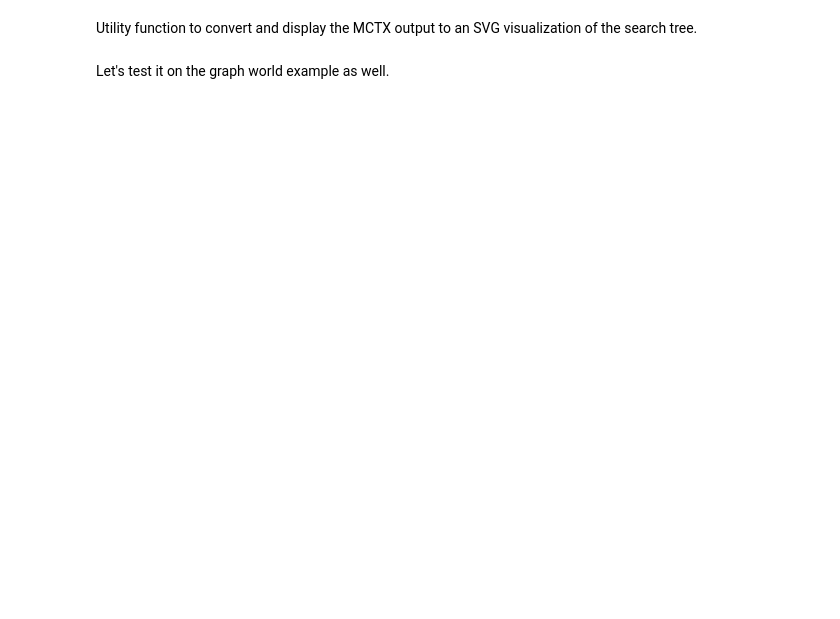
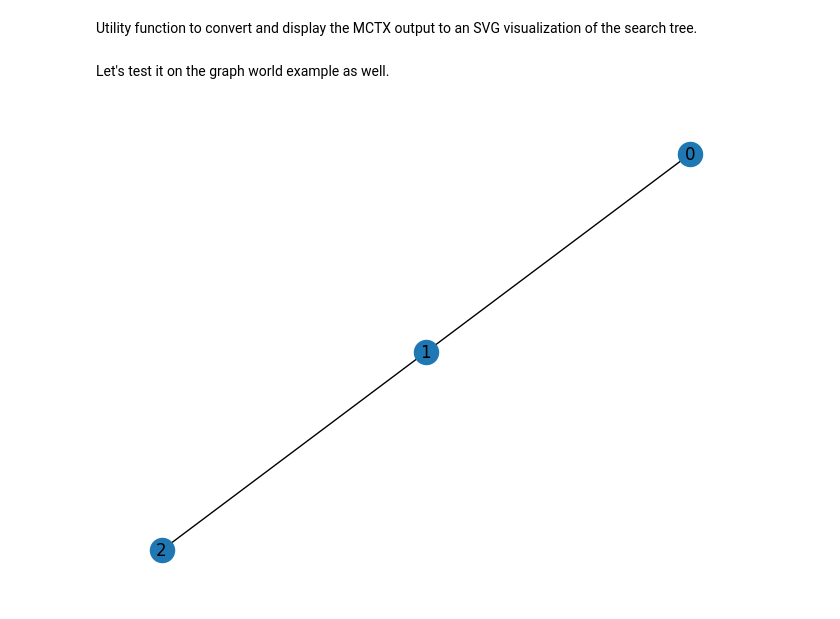
Before and after one commit to infer-actively/pymdp, a Jupyter notebook: examples/mcts/graph_worlds_demo.ipynb, the cells around one changed output. Drawn from its saved outputs; the diff is of its cells as text; code cells hidden in the pictures; blank space fills up the shorter version.

Commit message:
simpler graph world demo

```diff
--- a/examples/mcts/graph_worlds_demo.ipynb
+++ b/examples/mcts/graph_worlds_demo.ipynb
@@ -75,11 +75,17 @@ def convert_tree_to_graph(
 # %% [markdown]
 Let's test it on the graph world example as well.
 # %%
+import networkx as nx
 from pymdp.jax.envs import GraphEnv
 from pymdp.jax.envs.graph_worlds import generate_connected_clusters
 
-graph, _ = generate_connected_clusters(cluster_size=3, connections=2)
-env = GraphEnv(graph, object_locations=[4], agent_locations=[0])
+graph, _ = generate_connected_clusters(cluster_size=1, connections=2)
+env = GraphEnv(graph, object_locations=[2], agent_locations=[1])
+
+
+nx.draw(graph, with_labels=True)
+# %% [output]
+[figure, added]
 # %%
 A = [a for a in env.params["A"]]
 B = [b for b in env.params["B"]]
```
Also changed, not shown: parts of 5 cells of this notebook.
